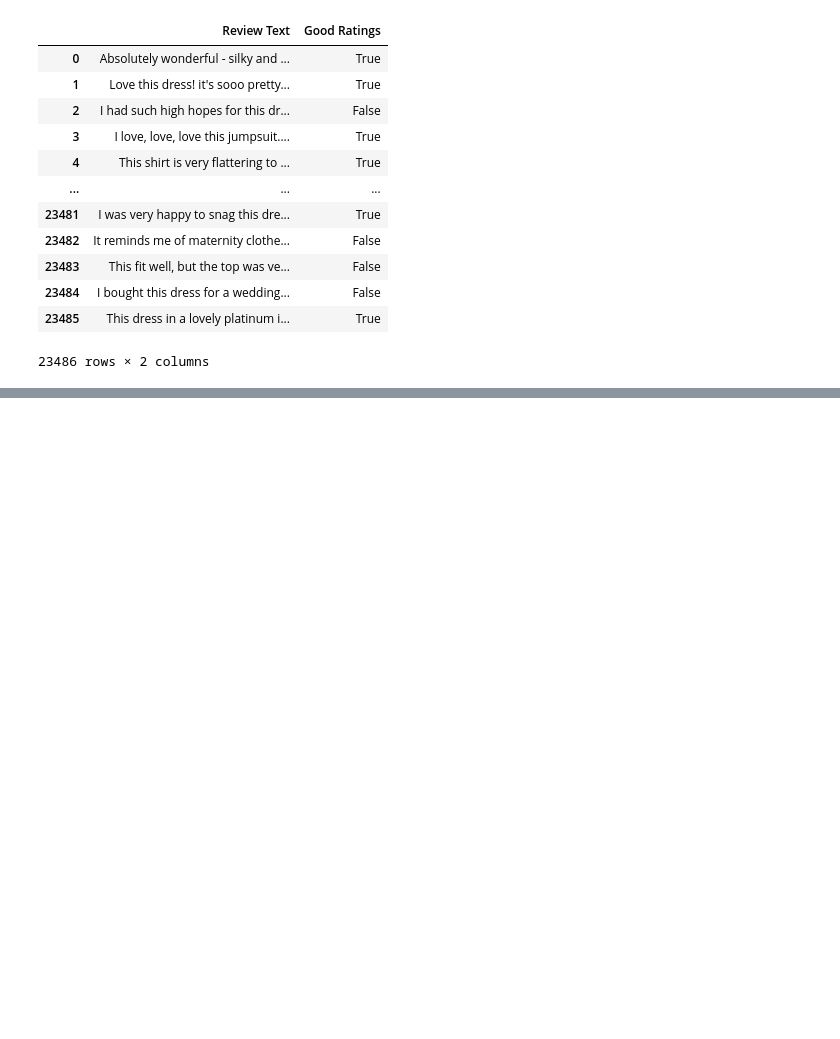
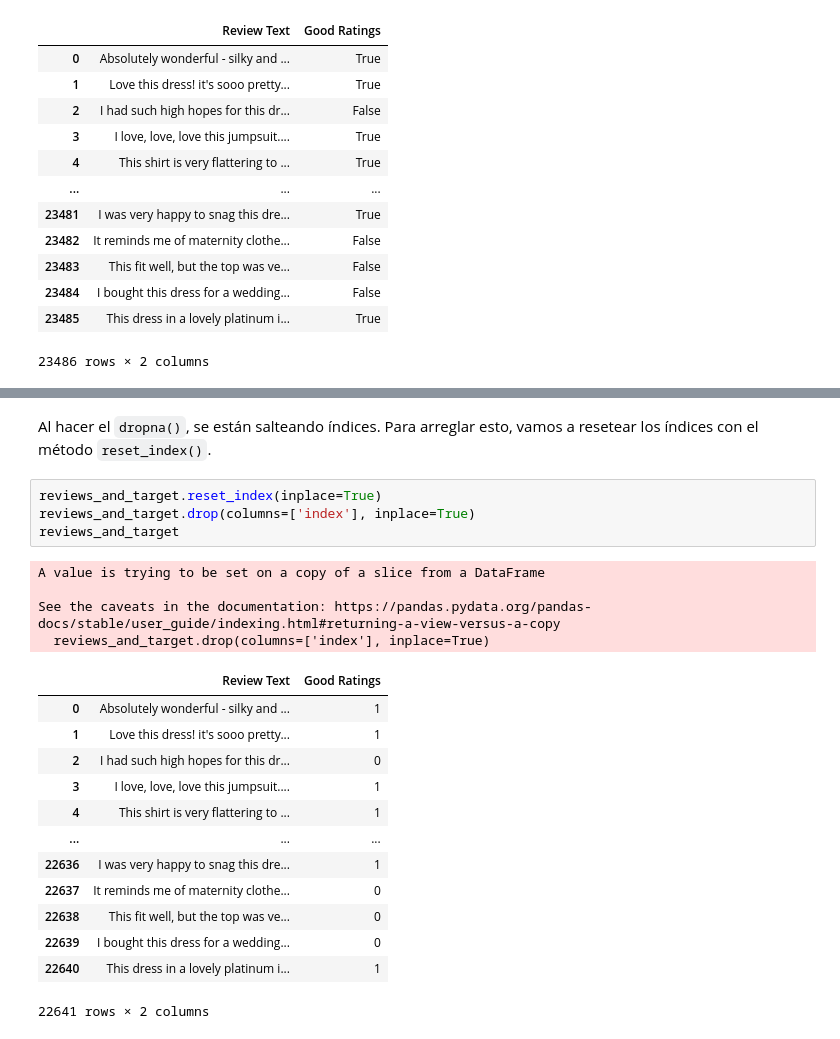
Before and after one commit to Jonathan-R0/TP2-OrganizacionDeDatos, a Jupyter notebook: src/Parte1.ipynb, the cells around one changed output, grey strips where cells are left out. Saved outputs shown, nothing was run; the diff lists cells and outputs as text; blank space fills up the shorter version.

```diff
--- a/src/Parte1.ipynb
+++ b/src/Parte1.ipynb
@@ -135,0 +172,24 @@ See the caveats in the documentation: https://pandas.pydata.org/pandas-docs/stab
+# %% [markdown]
+Al hacer el `dropna()`, se están salteando índices. Para arreglar esto, vamos a resetear los índices con el método `reset_index()`.
+# %%
+reviews_and_target.reset_index(inplace=True)
+reviews_and_target.drop(columns=['index'], inplace=True)
+reviews_and_target
+# %% [output]
+A value is trying to be set on a copy of a slice from a DataFrame
+
+See the caveats in the documentation: https://pandas.pydata.org/pandas-docs/stable/user_guide/indexing.html#returning-a-view-versus-a-copy
+  reviews_and_target.drop(columns=['index'], inplace=True)
+|  | Review Text | Good Ratings |
+| 0 | Absolutely wonderful - silky and ... | 1 |
+| 1 | Love this dress! it's sooo pretty... | 1 |
+| 2 | I had such high hopes for this dr... | 0 |
+| 3 | I love, love, love this jumpsuit.... | 1 |
+| 4 | This shirt is very flattering to ... | 1 |
+| ... | ... | ... |
+| 22636 | I was very happy to snag this dre... | 1 |
+| 22637 | It reminds me of maternity clothe... | 0 |
+| 22638 | This fit well, but the top was ve... | 0 |
+| 22639 | I bought this dress for a wedding... | 0 |
+| 22640 | This dress in a lovely platinum i... | 1 |
+22641 rows × 2 columns
```
Also changed, not shown: parts of 9 cells of this notebook.
